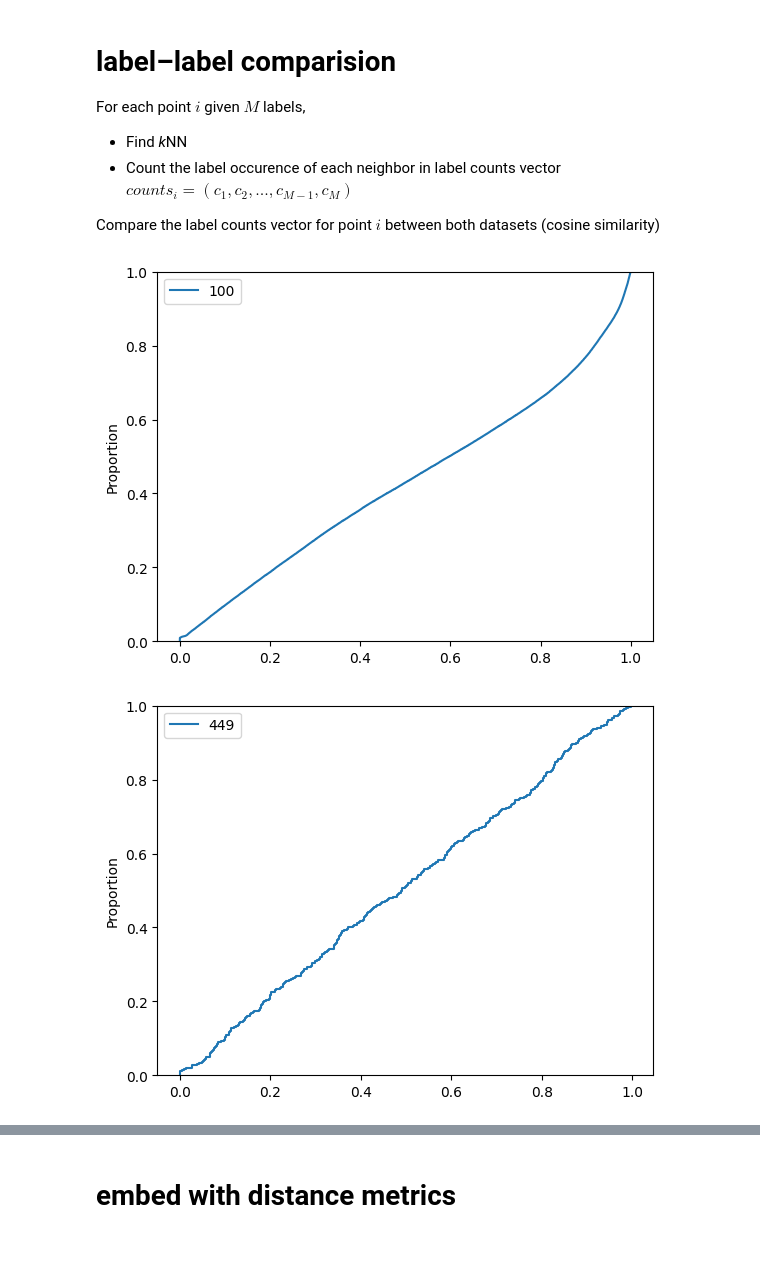
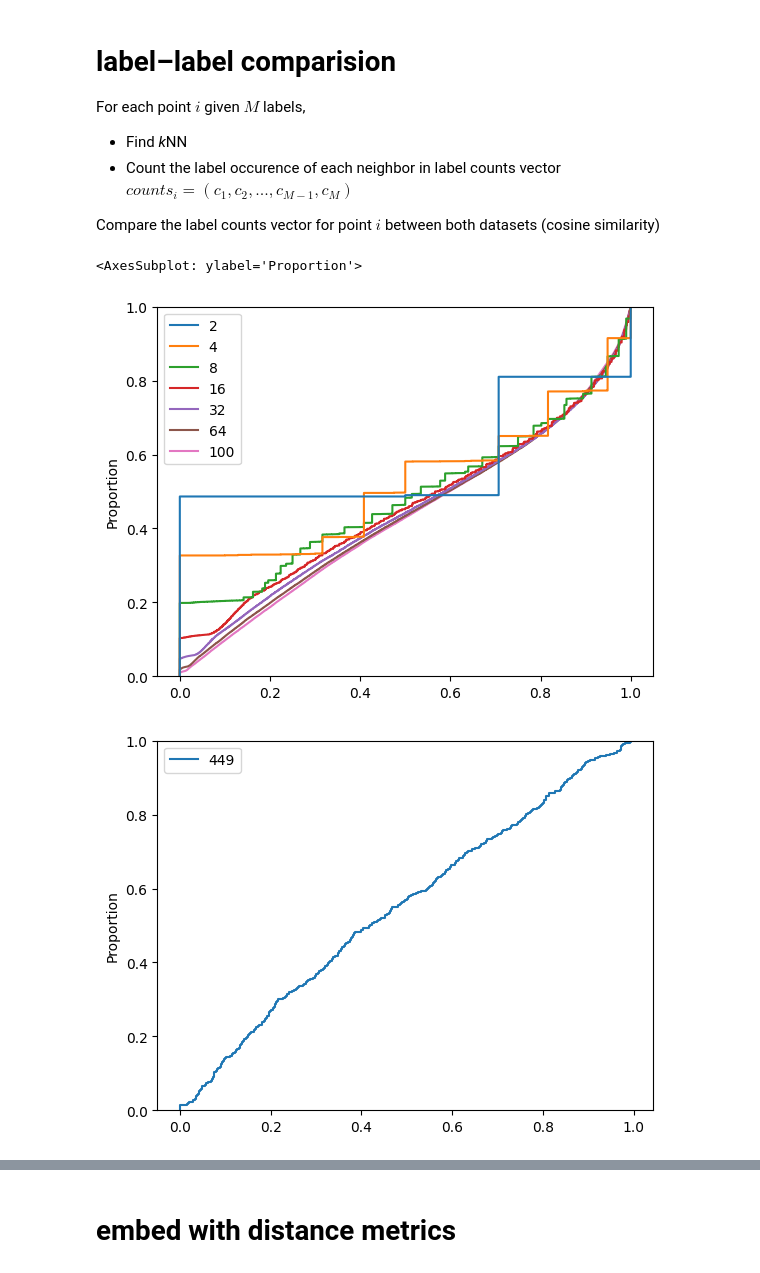
Before and after one commit to OzetteTech/comparative-embedding-visualization, a Jupyter notebook: notebooks/neighborhood-analysis.ipynb, the cells around one changed output, grey strips where cells are left out. Saved outputs shown, nothing was run; the diff lists cells and outputs as text; code cells hidden in the pictures.

Commit message:
refactor(metrics): use numba for much faster iteration

```diff
--- a/notebooks/neighborhood-analysis.ipynb
+++ b/notebooks/neighborhood-analysis.ipynb
@@ -40,8 +38,8 @@ ann_knn_indices = lib.metrics.kneighbors(annotated[["x", "y"]], k=100)
 - Jaccard distance: $\frac{ | A \cap B | }{ | A \cup B | } = \frac{ | A \cap B | }{ | A | + | B | - | A \cap B | }$
 # %%
 pairwise_distances = {
-    k: lib.metrics.jaccard_pointwise(raw_knn_indices[:, 1:k], ann_knn_indices[:, 1:k])
-    for k in (3, 5, 10, 20, 30, 40, 60, 99)
+    k: lib.metrics.jaccard_pointwise(raw_knn_indices[:, :k], ann_knn_indices[:, :k])
+    for k in (2, 4, 8, 16, 32, 64, 100)
 }
 # %%
 sns.ecdfplot(pairwise_distances);
@@ -54,7 +52,7 @@ sns.ecdfplot(pairwise_distances);
 # %%
 groupwise_distances = {
     k: lib.metrics.jaccard_groupwise(
-        raw_knn_indices[:, :k], ann_knn_indices[:, 1 : k + 1], raw.cellType
+        raw_knn_indices[:, :k], ann_knn_indices[:, :k], raw.cellType
     )
-    for k in (1, 2, 3, 5, 10, 20, 30)
+    for k in (2, 4, 8, 16, 32, 64, 100)
 }
@@ -78,6 +67,6 @@ pointwise_ave_distances = {
     k: lib.metrics.jaccard_pointwise_average(
         raw_knn_indices[:, 1 : k + 1], ann_knn_indices[:, 1 : k + 1], raw.cellType
     )
-    for k in (1, 2, 3, 5, 10, 20, 30)
+    for k in (2, 4, 8, 16, 32, 64, 100)
 }
 # %%
@@ -93,40 +82,45 @@ For each point $i$ given $M$ labels,
 
 Compare the label counts vector for point $i$ between both datasets (cosine similarity)
 # %%
-# TODO: profile and optimize implementation
+import numpy.linalg as nplg
+import numpy.typing as npt
 
-k = 100
-
-dist_annotated, dist_raw = (
-    lib.metrics.count_labels(ind, raw.cellType)
-    for ind in (raw_knn_indices, ann_knn_indices)
-)
+def rowise_cosine_similarity(X0: npt.ArrayLike, X1: npt.ArrayLike):
+    """Computes the cosine similary per row of two equally shaped 2D matrices."""
+    return np.sum(X0 * X1, axis=1) / (nplg.norm(X0, axis=1) * nplg.norm(X1, axis=1))
 # %%
-import numpy.linalg as nplg
-import numpy.typing as npt
+point_neighborhood_label_distances = {
+    k: (
+     lib.metrics.count_labels(raw_knn_indices[:, :k], raw.cellType),
+     lib.metrics.count_labels(ann_knn_indices[:, :k], raw.cellType)
+    )
+    for k in (2, 4, 8, 16, 32, 64, 100)
+}
 
+point_label_distances ={
+    k: rowise_cosine_similarity(a, b) for k, (a, b) in point_neighborhood_label_distances.items()
+}
 
-def rowise_cosine_similarity(X0: npt.ArrayLike, X1: npt.ArrayLike):
-    """Computes the cosine similary per row of two equally shaped 2D matrices."""
-    return np.sum(X0 * X1, axis=1) / (nplg.norm(X0, axis=1) * nplg.norm(X1, axis=1))
-
-
-point_label_distances = rowise_cosine_similarity(dist_annotated, dist_raw)
-sns.ecdfplot({k: point_label_distances});
+sns.ecdfplot(point_label_distances)
 # %% [output]
+<AxesSubplot: ylabel='Proportion'>
-[figure, old version]
+[figure, new version]
 # %%
+k = 32
+
 label_label_distances = rowise_cosine_similarity(
-    pd.DataFrame(dist_annotated, index=raw.cellType).groupby("cellType").mean(),
-    pd.DataFrame(dist_raw, index=raw.cellType).groupby("cellType").mean(),
+    pd.DataFrame(point_neighborhood_label_distances[k][0], index=raw.cellType).groupby("cellType").mean(),
+    pd.DataFrame(point_neighborhood_label_distances[k][1], index=raw.cellType).groupby("cellType").mean(),
 )
 label_label_distances.name = "dist"
 counts = raw.cellType.value_counts()
 counts.name = "counts"
+
 label_summary = pd.concat([counts, label_label_distances], axis=1)
+
 sns.ecdfplot({len(label_label_distances): label_label_distances});
 # %% [output]
-[figure, old version]
+[figure, new version]
 # %%
 df = pd.concat(
     [
```
Also changed, not shown: parts of 12 cells of this notebook, 1 other file.
